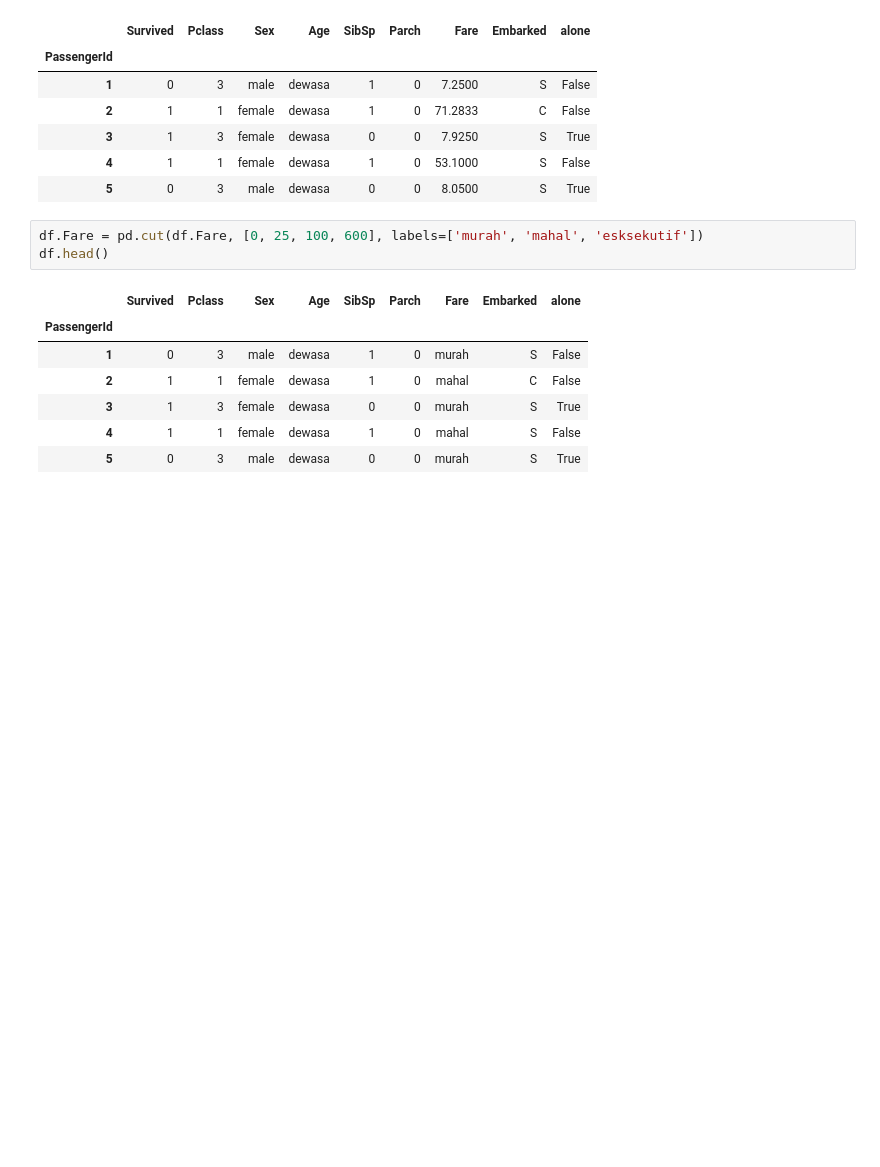
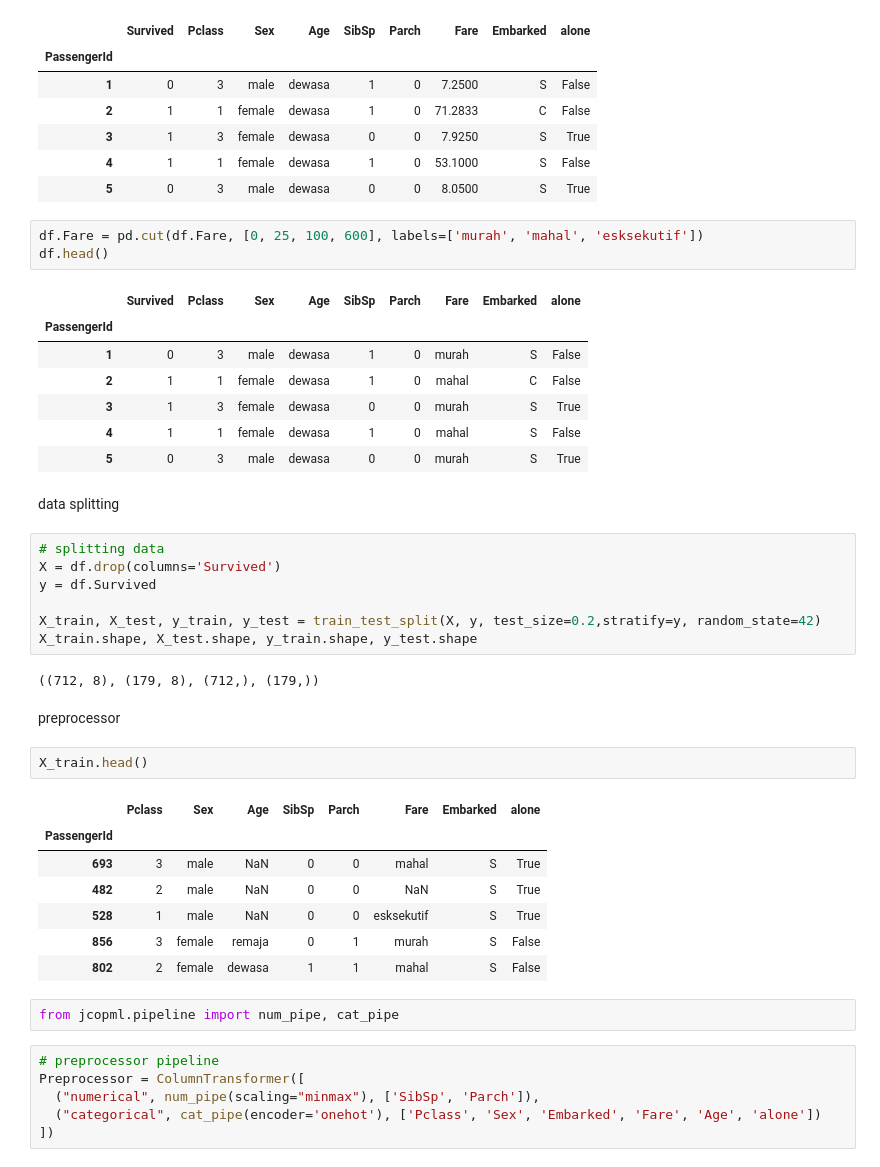
Before and after one commit to FransiscoReadyPermana/supervised_learning, a Jupyter notebook: 04 - KNN & Scikit-learn/part4-EDA&FeatureEngineering.ipynb, the cells around one changed output. Cells and saved outputs as stored; diff of their text form; blank space fills up the shorter version.

```diff
--- a/04 - KNN & Scikit-learn/part4-EDA&FeatureEngineering.ipynb
+++ b/04 - KNN & Scikit-learn/part4-EDA&FeatureEngineering.ipynb
@@ -112,3 +112,34 @@ df.head()
 | 3 | 1 | 3 | female | dewasa | 0 | 0 | murah | S | True |
 | 4 | 1 | 1 | female | dewasa | 1 | 0 | mahal | S | False |
 | 5 | 0 | 3 | male | dewasa | 0 | 0 | murah | S | True |
+# %% [markdown]
+data splitting
+# %%
+# splitting data
+X = df.drop(columns='Survived')
+y = df.Survived
+
+X_train, X_test, y_train, y_test = train_test_split(X, y, test_size=0.2,stratify=y, random_state=42)
+X_train.shape, X_test.shape, y_train.shape, y_test.shape
+# %% [output]
+((712, 8), (179, 8), (712,), (179,))
+# %% [markdown]
+preprocessor
+# %%
+X_train.head()
+# %% [output]
+|  | Pclass | Sex | Age | SibSp | Parch | Fare | Embarked | alone |
+| PassengerId |  |  |  |  |  |  |  |  |
+| 693 | 3 | male | NaN | 0 | 0 | mahal | S | True |
+| 482 | 2 | male | NaN | 0 | 0 | NaN | S | True |
+| 528 | 1 | male | NaN | 0 | 0 | esksekutif | S | True |
+| 856 | 3 | female | remaja | 0 | 1 | murah | S | False |
+| 802 | 2 | female | dewasa | 1 | 1 | mahal | S | False |
+# %%
+from jcopml.pipeline import num_pipe, cat_pipe
+# %%
+# preprocessor pipeline
+Preprocessor = ColumnTransformer([
+  ("numerical", num_pipe(scaling="minmax"), ['SibSp', 'Parch']),
+  ("categorical", cat_pipe(encoder='onehot'), ['Pclass', 'Sex', 'Embarked', 'Fare', 'Age', 'alone'])
+])
```
Also changed, not shown: parts of 12 cells of this notebook.
